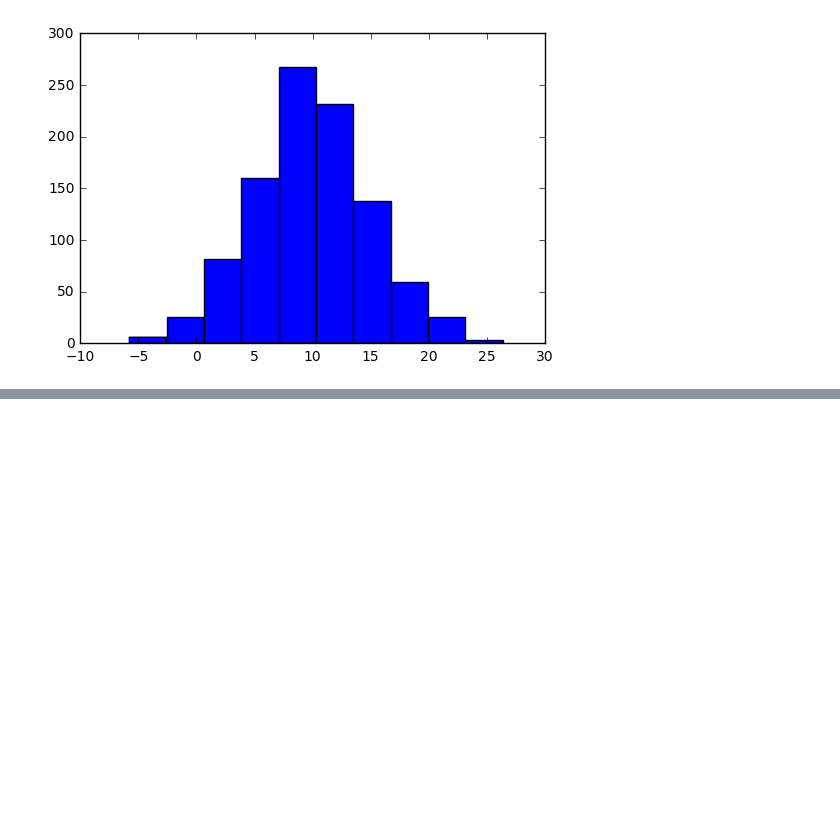
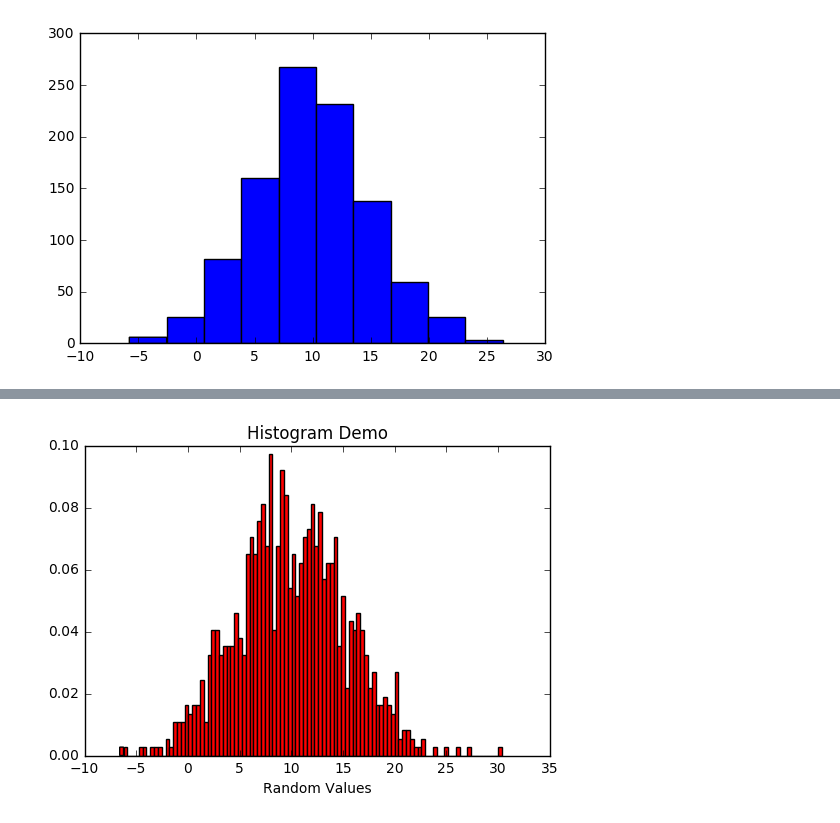
Before and after one commit to carlsednaoui/thinkful-data-science, a Jupyter notebook: coursework/unit_2/matplotlib.ipynb, the cells around one changed output, grey strips where cells are left out. Cells and saved outputs as stored; diff of their text form; code cells hidden in the pictures; blank space fills up the shorter version.

```diff
--- a/coursework/unit_2/matplotlib.ipynb
+++ b/coursework/unit_2/matplotlib.ipynb
@@ -123,0 +145,9 @@ plt.hist(x)
+# %%
+#you can have as many bins as your heart desires
+x = np.random.normal(10, 5, 1000)
+plt.hist(x, bins=100, normed=True, color='red')
+plt.title('Histogram Demo')
+plt.xlabel('Random Values')
+plt.show()
+# %% [output]
+[figure, added]
```
Also changed, not shown: parts of 3 cells of this notebook, 2 other files.
